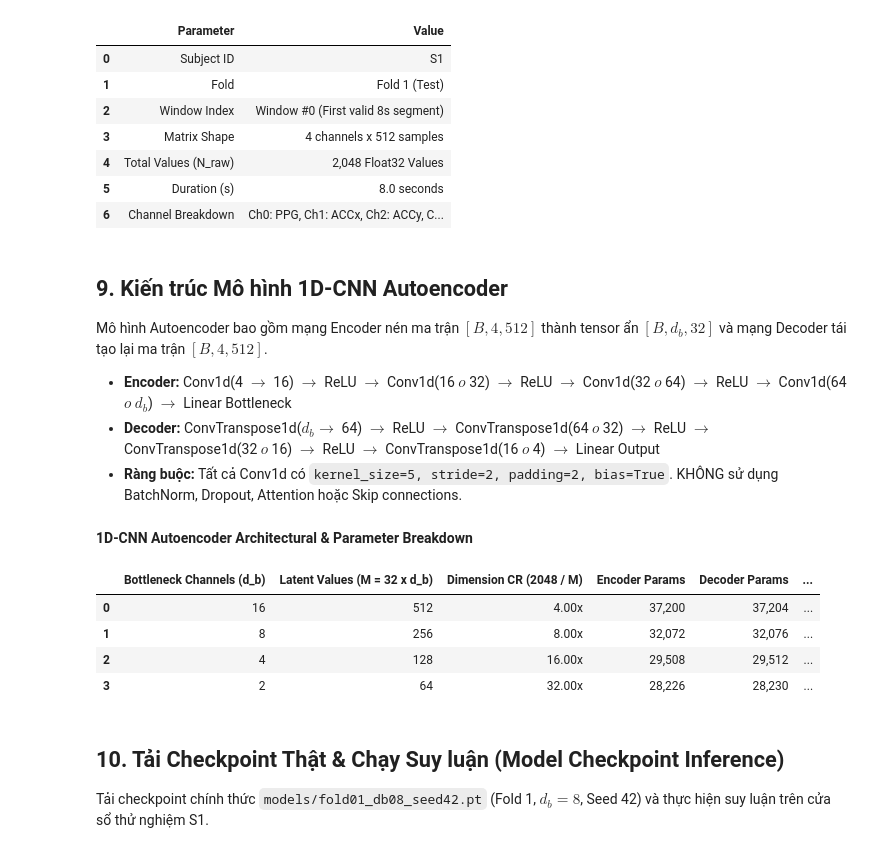
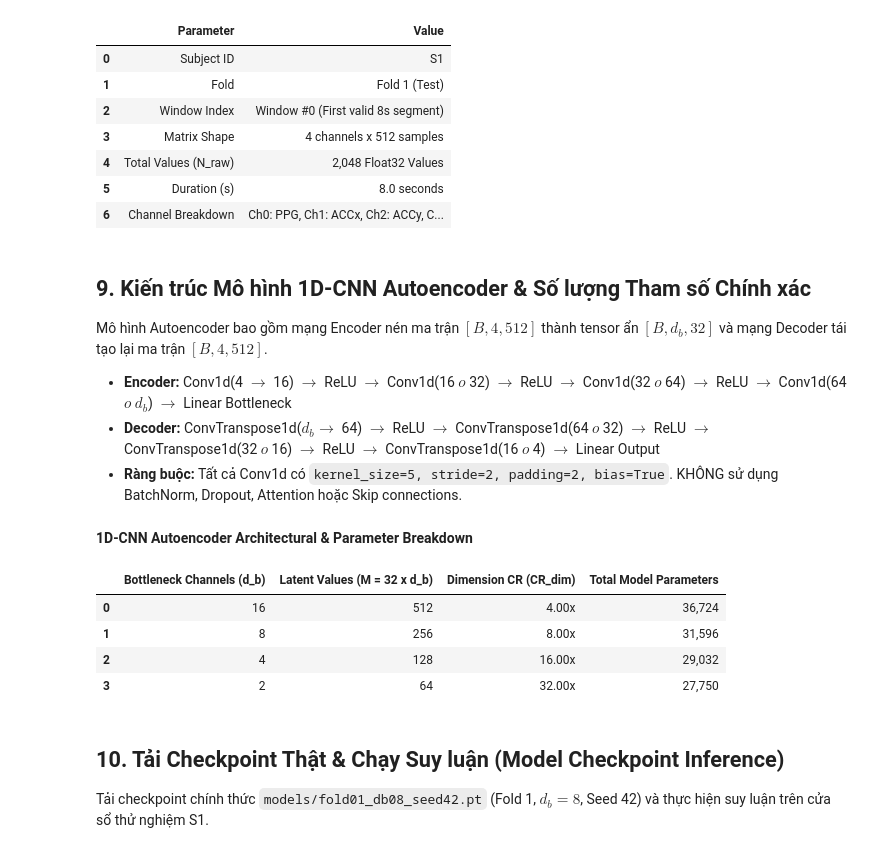
Before and after one commit to sai-ctruong/iot_C1_AE_DCT, a Jupyter notebook: C1_AE_DCT/notebooks/C1_AE_DCT_Demo.ipynb, the cells around one changed output. Saved outputs shown, nothing was run; the diff lists cells and outputs as text; code cells hidden in the pictures.

```diff
--- a/C1_AE_DCT/notebooks/C1_AE_DCT_Demo.ipynb
+++ b/C1_AE_DCT/notebooks/C1_AE_DCT_Demo.ipynb
@@ -381,7 +403,7 @@ Demonstration Test Window Specification (Subject S1)
 | 5 | Duration (s) | 8.0 seconds |
 | 6 | Channel Breakdown | Ch0: PPG, Ch1: ACCx, Ch2: ACCy, C... |
 # %% [markdown]
-## 9. Kiến trúc Mô hình 1D-CNN Autoencoder
+## 9. Kiến trúc Mô hình 1D-CNN Autoencoder & Số lượng Tham số Chính xác
 
 Mô hình Autoencoder bao gồm mạng Encoder nén ma trận $[B, 4, 512]$ thành tensor ẩn $[B, d_b, 32]$ và mạng Decoder tái tạo lại ma trận $[B, 4, 512]$.
 
@@ -394,48 +416,52 @@ class C1Autoencoder(nn.Module):
         super().__init__()
         self.encoder = nn.Sequential(
             nn.Conv1d(4, 16, kernel_size=5, stride=2, padding=2),
             nn.ReLU(inplace=True),
             nn.Conv1d(16, 32, kernel_size=5, stride=2, padding=2),
             nn.ReLU(inplace=True),
             nn.Conv1d(32, 64, kernel_size=5, stride=2, padding=2),
             nn.ReLU(inplace=True),
             nn.Conv1d(64, d_b, kernel_size=5, stride=2, padding=2)
         )
         self.decoder = nn.Sequential(
             nn.ConvTranspose1d(d_b, 64, kernel_size=5, stride=2, padding=2, output_padding=1),
             nn.ReLU(inplace=True),
             nn.ConvTranspose1d(64, 32, kernel_size=5, stride=2, padding=2, output_padding=1),
             nn.ReLU(inplace=True),
             nn.ConvTranspose1d(32, 16, kernel_size=5, stride=2, padding=2, output_padding=1),
             nn.ReLU(inplace=True),
             nn.ConvTranspose1d(16, 4, kernel_size=5, stride=2, padding=2, output_padding=1)
         )
 
     def forward(self, x):
         z = self.encoder(x)
         x_rec = self.decoder(z)
         return x_rec, z
 
-# Architecture Specifications Table
-ae_spec = {
-    "Bottleneck Channels (d_b)": [16, 8, 4, 2],
-    "Latent Values (M = 32 x d_b)": [512, 256, 128, 64],
-    "Dimension CR (2048 / M)": ["4.00x", "8.00x", "16.00x", "32.00x"],
-    "Encoder Params": ["37,200", "32,072", "29,508", "28,226"],
-    "Decoder Params": ["37,204", "32,076", "29,512", "28,230"],
-    "Total Parameters": ["74,404", "64,148", "59,020", "56,456"]
-}
+# Programmatic Parameter Calculation Table
+ae_rows = []
+for db in [16, 8, 4, 2]:
+    m_val = 32 * db
+    cr_dim = 2048 / m_val
+    model_inst = C1Autoencoder(d_b=db)
+    total_params = sum(p.numel() for p in model_inst.parameters())
+    ae_rows.append({
+        "Bottleneck Channels (d_b)": db,
+        "Latent Values (M = 32 x d_b)": m_val,
+        "Dimension CR (CR_dim)": f"{cr_dim:.2f}x",
+        "Total Model Parameters": f"{total_params:,}"
+    })
 
-df_ae_spec = pd.DataFrame(ae_spec)
+df_ae_spec = pd.DataFrame(ae_rows)
 display(HTML("<b>1D-CNN Autoencoder Architectural & Parameter Breakdown</b>"))
 display(df_ae_spec)
 # %% [output]
 1D-CNN Autoencoder Architectural & Parameter Breakdown
-|  | Bottleneck Channels (d_b) | Latent Values (M = 32 x d_b) | Dimension CR (2048 / M) | Encoder Params | Decoder Params | ... |
-| 0 | 16 | 512 | 4.00x | 37,200 | 37,204 | ... |
-| 1 | 8 | 256 | 8.00x | 32,072 | 32,076 | ... |
-| 2 | 4 | 128 | 16.00x | 29,508 | 29,512 | ... |
-| 3 | 2 | 64 | 32.00x | 28,226 | 28,230 | ... |
+|  | Bottleneck Channels (d_b) | Latent Values (M = 32 x d_b) | Dimension CR (CR_dim) | Total Model Parameters |
+| 0 | 16 | 512 | 4.00x | 36,724 |
+| 1 | 8 | 256 | 8.00x | 31,596 |
+| 2 | 4 | 128 | 16.00x | 29,032 |
+| 3 | 2 | 64 | 32.00x | 27,750 |
 # %% [markdown]
 ## 10. Tải Checkpoint Thật & Chạy Suy luận (Model Checkpoint Inference)
 
```
Also changed, not shown: parts of 22 cells of this notebook, 1 other file.
